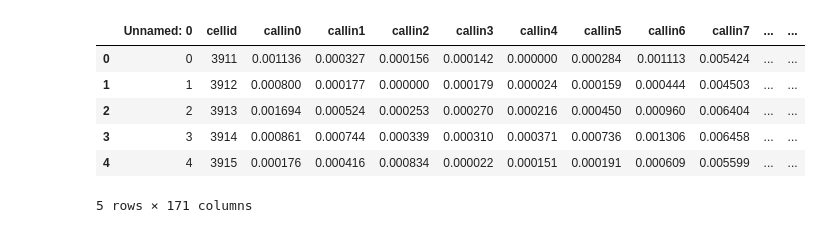
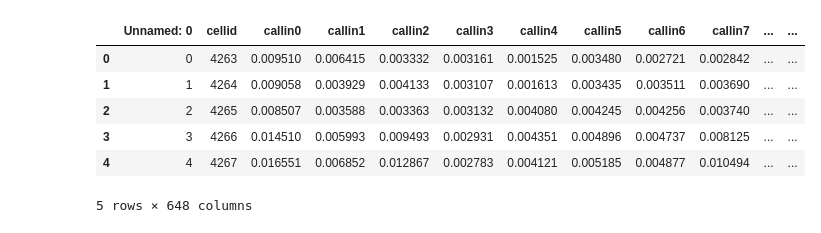
Before and after one commit to mendozamanu/milan-mobility, a Jupyter notebook: kNN-workingday-20x20.ipynb, the cells around one changed output. Saved outputs shown, nothing was run; the diff lists cells and outputs as text; code cells hidden in the pictures.

```diff
--- a/kNN-workingday-20x20.ipynb
+++ b/kNN-workingday-20x20.ipynb
@@ -79,20 +88,22 @@ print("10 fold: %f accuracy with a standard deviation of %f" % (scores2.mean(),
 # %%
 #data = pd.read_csv("./classif/20x20/classif20x20_callin.csv")
 #data = pd.read_csv("./classif/20x20/classif20x20frid_callin.csv")
 #data = pd.read_csv("./classif/20x20/classif20x20monminute_callin.csv")
 #data = pd.read_csv("./classif/20x20/tn/classif20x20mon_callin.csv")
-data = pd.read_csv("./classif/20x20/tn/classif20x20week_callin.csv")
+#data = pd.read_csv("./classif/20x20/tn/classif20x20week_callin.csv")
+#data = pd.read_csv("./results/tn/classif20x20month_callin.csv")
+data = pd.read_csv("./results/mi/classif20x20month_callin.csv")
 
 data.head()
 #20x20 grid, monday(4/11) - callin / friday(8/11)
 # %% [output]
 |  | Unnamed: 0 | cellid | callin0 | callin1 | callin2 | callin3 | callin4 | callin5 | callin6 | callin7 | ... | ... |
-| 0 | 0 | 3911 | 0.001136 | 0.000327 | 0.000156 | 0.000142 | 0.000000 | 0.000284 | 0.001113 | 0.005424 | ... | ... |
-| 1 | 1 | 3912 | 0.000800 | 0.000177 | 0.000000 | 0.000179 | 0.000024 | 0.000159 | 0.000444 | 0.004503 | ... | ... |
-| 2 | 2 | 3913 | 0.001694 | 0.000524 | 0.000253 | 0.000270 | 0.000216 | 0.000450 | 0.000960 | 0.006404 | ... | ... |
-| 3 | 3 | 3914 | 0.000861 | 0.000744 | 0.000339 | 0.000310 | 0.000371 | 0.000736 | 0.001306 | 0.006458 | ... | ... |
-| 4 | 4 | 3915 | 0.000176 | 0.000416 | 0.000834 | 0.000022 | 0.000151 | 0.000191 | 0.000609 | 0.005599 | ... | ... |
+| 0 | 0 | 4263 | 0.009510 | 0.006415 | 0.003332 | 0.003161 | 0.001525 | 0.003480 | 0.002721 | 0.002842 | ... | ... |
+| 1 | 1 | 4264 | 0.009058 | 0.003929 | 0.004133 | 0.003107 | 0.001613 | 0.003435 | 0.003511 | 0.003690 | ... | ... |
+| 2 | 2 | 4265 | 0.008507 | 0.003588 | 0.003363 | 0.003132 | 0.004080 | 0.004245 | 0.004256 | 0.003740 | ... | ... |
+| 3 | 3 | 4266 | 0.014510 | 0.005993 | 0.009493 | 0.002931 | 0.004351 | 0.004896 | 0.004737 | 0.008125 | ... | ... |
+| 4 | 4 | 4267 | 0.016551 | 0.006852 | 0.012867 | 0.002783 | 0.004121 | 0.005185 | 0.004877 | 0.010494 | ... | ... |
-5 rows × 171 columns
+5 rows × 648 columns
 # %%
 #y = data.iloc[:,26] #h/w
 #x = data.iloc[:,2:26] #sms, calls, internet
```
Also changed, not shown: parts of 24 cells of this notebook, 22 other files.
